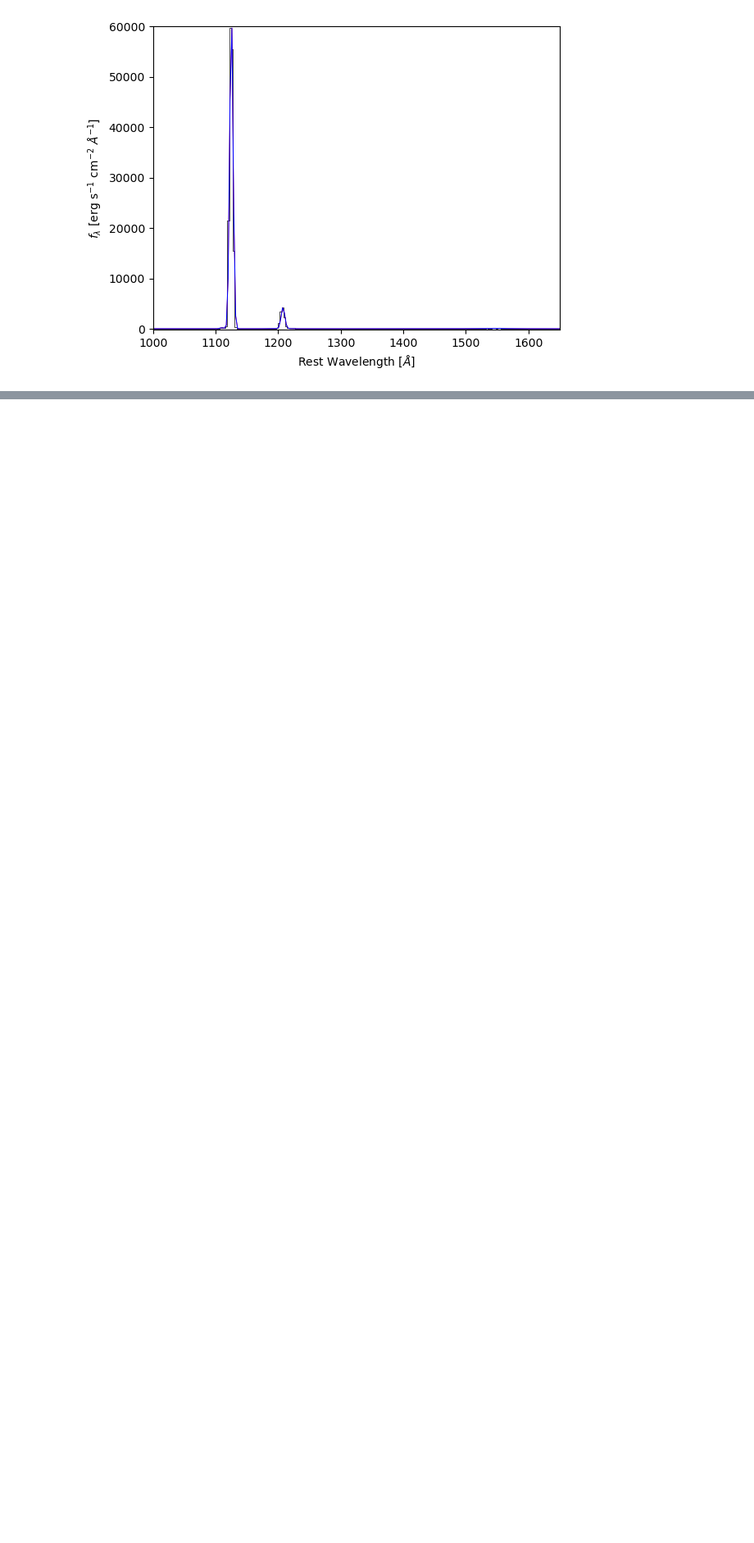
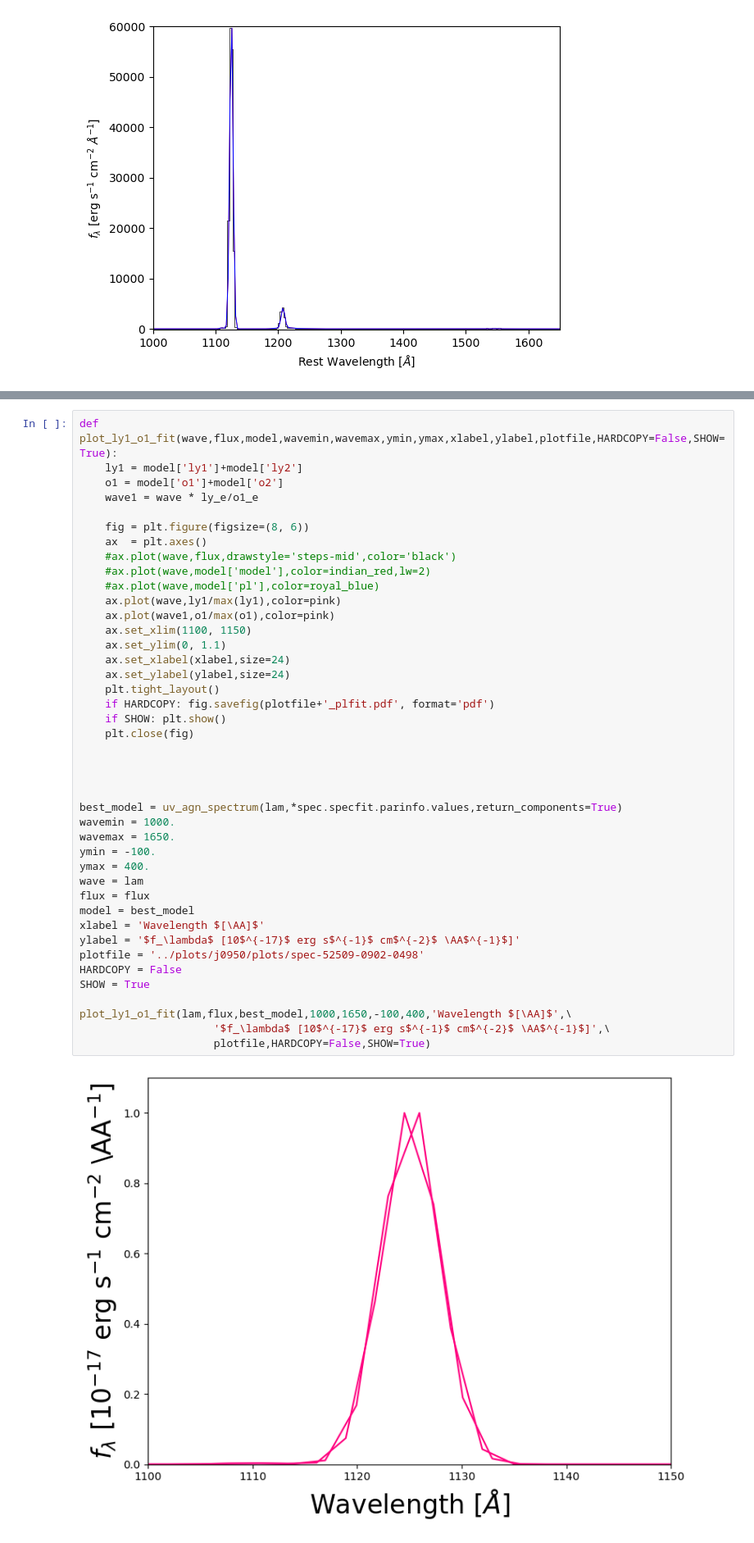
Before and after one commit to seratsaad/ticktock, a Jupyter notebook: Spectral Decomposition - UV.ipynb, the cells around one changed output, grey strips where cells are left out. Shown at 82% size. Cells and saved outputs as stored; diff of their text form; blank space fills up the shorter version.

```diff
--- a/Spectral Decomposition - UV.ipynb
+++ b/Spectral Decomposition - UV.ipynb
@@ -641,0 +631,44 @@ plot_uv_agn_fit(lam,flux,best_model,1000,1650,-100,400,'Wavelength $[\AA]$',\
+# %%
+def plot_ly1_o1_fit(wave,flux,model,wavemin,wavemax,ymin,ymax,xlabel,ylabel,plotfile,HARDCOPY=False,SHOW=True):
+    ly1 = model['ly1']+model['ly2']
+    o1 = model['o1']+model['o2']
+    wave1 = wave * ly_e/o1_e
+
+    fig = plt.figure(figsize=(8, 6))
+    ax  = plt.axes()
+    #ax.plot(wave,flux,drawstyle='steps-mid',color='black')
+    #ax.plot(wave,model['model'],color=indian_red,lw=2)
+    #ax.plot(wave,model['pl'],color=royal_blue)
+    ax.plot(wave,ly1/max(ly1),color=pink)
+    ax.plot(wave1,o1/max(o1),color=pink)
+    ax.set_xlim(1100, 1150)
+    ax.set_ylim(0, 1.1)
+    ax.set_xlabel(xlabel,size=24)
+    ax.set_ylabel(ylabel,size=24)
+    plt.tight_layout()
+    if HARDCOPY: fig.savefig(plotfile+'_plfit.pdf', format='pdf')
+    if SHOW: plt.show()
+    plt.close(fig)
+
+
+
+
+best_model = uv_agn_spectrum(lam,*spec.specfit.parinfo.values,return_components=True)
+wavemin = 1000.
+wavemax = 1650.
+ymin = -100.
+ymax = 400.
+wave = lam
+flux = flux
+model = best_model
+xlabel = 'Wavelength $[\AA]$'
+ylabel = '$f_\lambda$ [10$^{-17}$ erg s$^{-1}$ cm$^{-2}$ \AA$^{-1}$]'
+plotfile = '../plots/j0950/plots/spec-52509-0902-0498'
+HARDCOPY = False
+SHOW = True
+
+plot_ly1_o1_fit(lam,flux,best_model,1000,1650,-100,400,'Wavelength $[\AA]$',\
+                     '$f_\lambda$ [10$^{-17}$ erg s$^{-1}$ cm$^{-2}$ \AA$^{-1}$]',\
+                     plotfile,HARDCOPY=False,SHOW=True)
+# %% [output]
+[figure, added]
```
Also changed, not shown: parts of 8 cells of this notebook.
